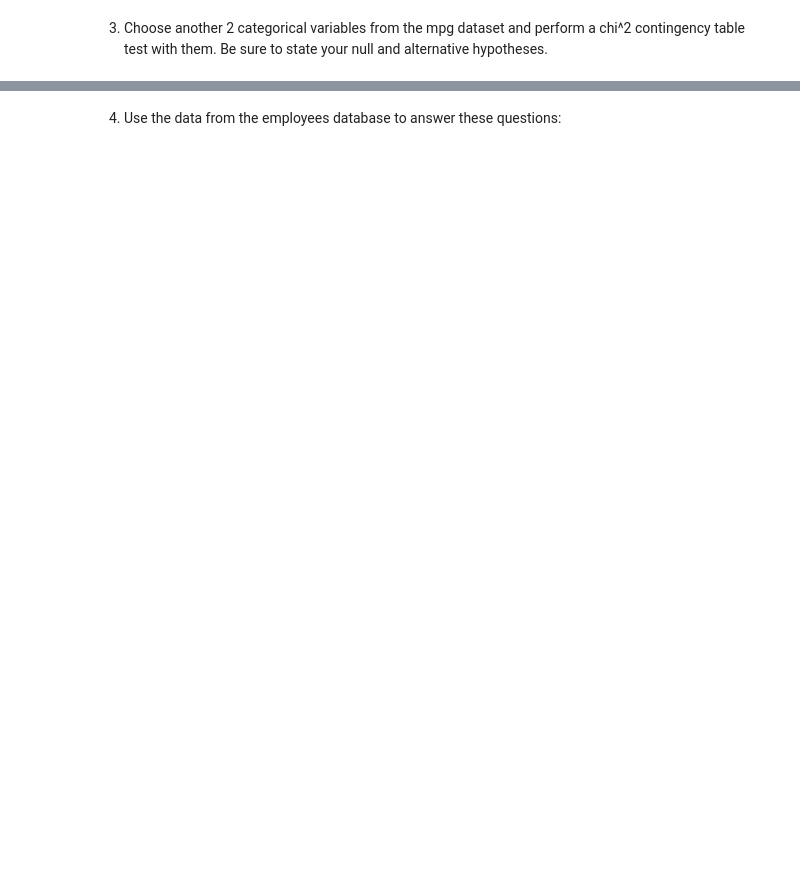
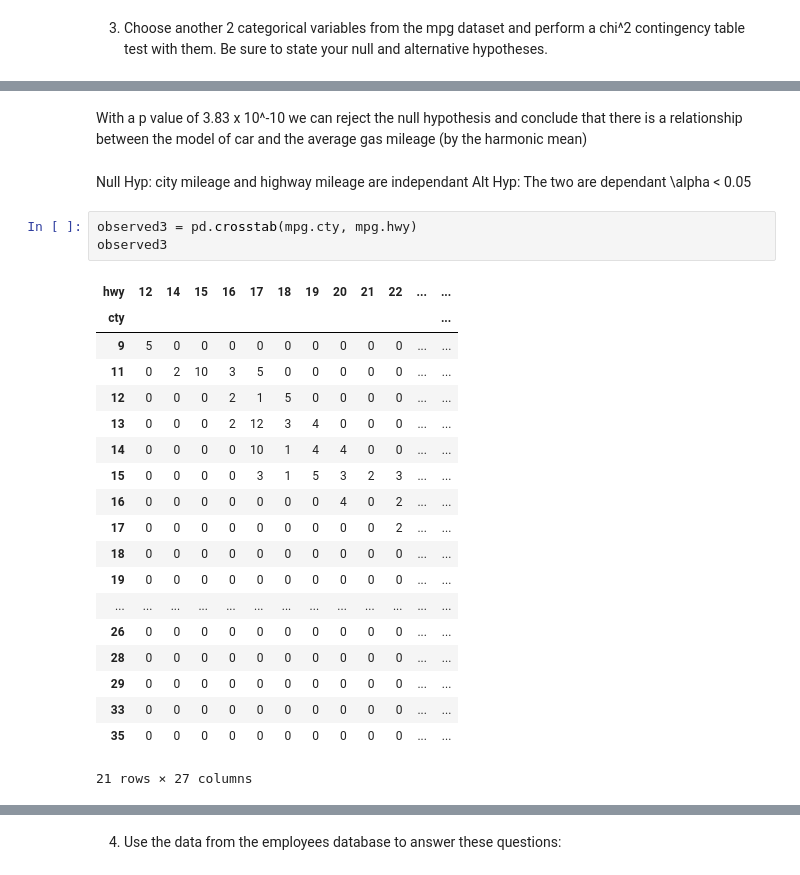
Before and after one commit to Alfred-W-S-Pirovits-Jr/statistics-exercises, a Jupyter notebook: hypothesis_testing.ipynb, the cells around one changed output, grey strips where cells are left out. Drawn from its saved outputs; the diff is of its cells as text; blank space fills up the shorter version.

```diff
--- a/hypothesis_testing.ipynb
+++ b/hypothesis_testing.ipynb
@@ -464,0 +535,29 @@ contingency table test with them. Be sure to state your null and alternative hyp
+# %% [markdown]
+With a p value of 3.83 x 10^-10 we can reject the null hypothesis and conclude that there is a relationship between the model of car and the average gas mileage (by the harmonic mean)
+# %% [markdown]
+Null Hyp:  city mileage and highway mileage are independant
+Alt Hyp:  The two are dependant
+\alpha < 0.05
+# %%
+observed3 = pd.crosstab(mpg.cty, mpg.hwy)
+observed3
+# %% [output]
+| hwy | 12 | 14 | 15 | 16 | 17 | 18 | 19 | 20 | 21 | 22 | ... | ... |
+| cty |  |  |  |  |  |  |  |  |  |  |  | ... |
+| 9 | 5 | 0 | 0 | 0 | 0 | 0 | 0 | 0 | 0 | 0 | ... | ... |
+| 11 | 0 | 2 | 10 | 3 | 5 | 0 | 0 | 0 | 0 | 0 | ... | ... |
+| 12 | 0 | 0 | 0 | 2 | 1 | 5 | 0 | 0 | 0 | 0 | ... | ... |
+| 13 | 0 | 0 | 0 | 2 | 12 | 3 | 4 | 0 | 0 | 0 | ... | ... |
+| 14 | 0 | 0 | 0 | 0 | 10 | 1 | 4 | 4 | 0 | 0 | ... | ... |
+| 15 | 0 | 0 | 0 | 0 | 3 | 1 | 5 | 3 | 2 | 3 | ... | ... |
+| 16 | 0 | 0 | 0 | 0 | 0 | 0 | 0 | 4 | 0 | 2 | ... | ... |
+| 17 | 0 | 0 | 0 | 0 | 0 | 0 | 0 | 0 | 0 | 2 | ... | ... |
+| 18 | 0 | 0 | 0 | 0 | 0 | 0 | 0 | 0 | 0 | 0 | ... | ... |
+| 19 | 0 | 0 | 0 | 0 | 0 | 0 | 0 | 0 | 0 | 0 | ... | ... |
+| ... | ... | ... | ... | ... | ... | ... | ... | ... | ... | ... | ... | ... |
+| 26 | 0 | 0 | 0 | 0 | 0 | 0 | 0 | 0 | 0 | 0 | ... | ... |
+| 28 | 0 | 0 | 0 | 0 | 0 | 0 | 0 | 0 | 0 | 0 | ... | ... |
+| 29 | 0 | 0 | 0 | 0 | 0 | 0 | 0 | 0 | 0 | 0 | ... | ... |
+| 33 | 0 | 0 | 0 | 0 | 0 | 0 | 0 | 0 | 0 | 0 | ... | ... |
+| 35 | 0 | 0 | 0 | 0 | 0 | 0 | 0 | 0 | 0 | 0 | ... | ... |
+21 rows × 27 columns
```
Also changed, not shown: parts of 35 cells of this notebook.
